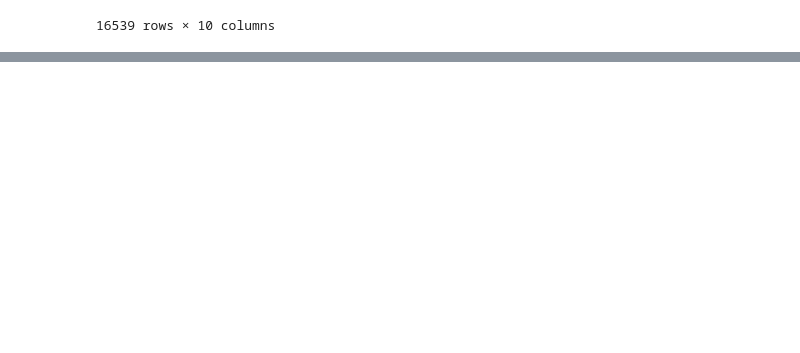
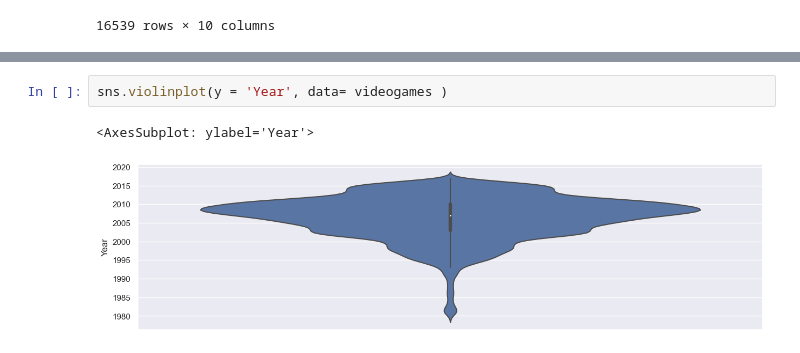
Before and after one commit to m0ood/gamesDataSet, a Jupyter notebook: GamesSales.ipynb, the cells around one changed output, grey strips where cells are left out. Drawn from its saved outputs; the diff is of its cells as text; blank space fills up the shorter version.

```diff
--- a/GamesSales.ipynb
+++ b/GamesSales.ipynb
@@ -40,0 +113,5 @@ chart.set(xlabel='Genre', ylabel='Sales(in millions)')
+# %%
+sns.violinplot(y = 'Year', data= videogames )
+# %% [output]
+<AxesSubplot: ylabel='Year'>
+[figure, added]
```
Also changed, not shown: parts of 35 cells of this notebook, 1 other file.
